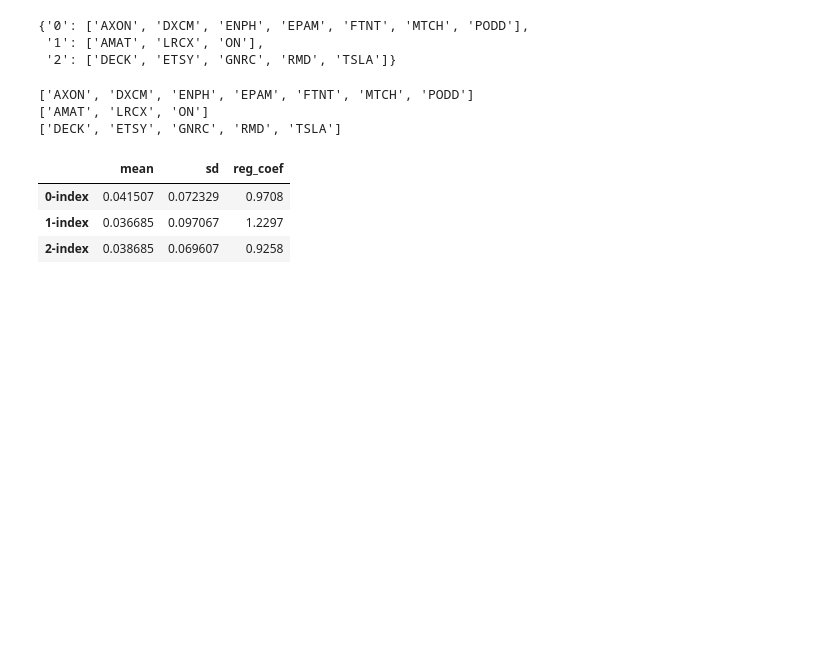
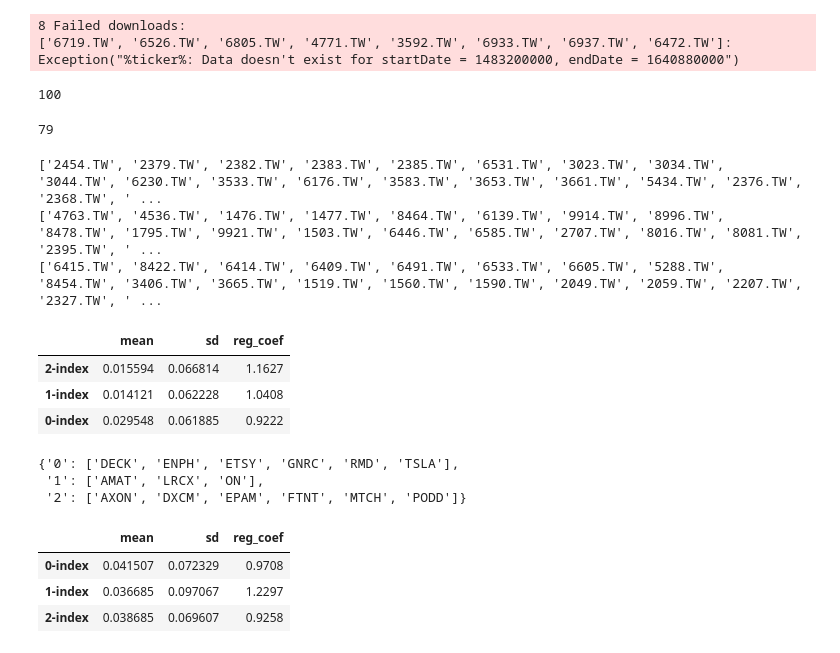
Before and after one commit to tsungyou/Money, a Jupyter notebook: Farrell/medina-alpha/Farrell/stock_class_TW.ipynb, the cells around one changed output. Cells and saved outputs as stored; diff of their text form; code cells hidden in the pictures; blank space fills up the shorter version.

```diff
--- a/Farrell/medina-alpha/Farrell/stock_class_TW.ipynb
+++ b/Farrell/medina-alpha/Farrell/stock_class_TW.ipynb
@@ -6,35 +6,43 @@ from datetime import datetime, timedelta
 import statsmodels.api as sm
 from sklearn.cluster import KMeans
 from factor_analyzer import FactorAnalyzer
+url = "../../../tw-stock-screener/database/yearly/tw_stock_list.csv"
+data_tw = pd.read_csv(url, index_col=[0])
+data_tw = data_tw[data_tw['listed'] == True]
+st = data_tw['ticker'].to_list()[:100]
+st = [str(i) + ".TW" for i in st]
+start = '2017-01-01'
+end = '2021-12-31'
+df_close = yf.download(st, start=start, end=end, progress=False)['Adj Close']
+spx_close = yf.download("^TWII", start=start, end=end, progress=False)['Adj Close']
+len(df_close.columns)
+# %% [output]
+8 Failed downloads:
+['6719.TW', '6526.TW', '6805.TW', '4771.TW', '3592.TW', '6933.TW', '6937.TW', '6472.TW']: Exception("%ticker%: Data doesn't exist for startDate = 1483200000, endDate = 1640880000")
+100
-# %%
-start = '2017-01-01'
-end = '2021-12-31'
-data = pd.read_csv("../Factor_Alpha_2017_2021.csv", index_col=[0])
-stock_list = list(data.index)[:15]
-
-df_close = yf.download(stock_list, start=start, end=end, progress=False)['Adj Close']
-df_close.to_csv("temp_top15_2017.csv")
-spx_close = yf.download("^GSPC", start=start, end=end, progress=False)['Adj Close']
 # %%
 df_close_pct = df_close.pct_change()
 spx_pct = spx_close.pct_change()
-
-df_close_pct.dropna(inplace=True)
+# print(df_close_pct.head())
+df_close_pct = df_close_pct.iloc[1:, :]
+df_close_pct.dropna(inplace=True, axis=1)
 spx_pct.dropna(inplace=True)
 
 df_close_pct_m = df_close_pct.resample("ME").agg(lambda x: (x+1).prod() - 1)
 spx_pct_m = spx_pct.resample("ME").agg(lambda x: (x+1).prod() - 1)
+len(df_close_pct_m.columns)
+# %% [output]
+79
 # %%
 factor = 3
 res_df = pd.DataFrame()
 alpha_dict = {}
 X = spx_pct_m
 X_sm = sm.add_constant(X)
-for ticker in df_close.columns:
+for ticker in df_close_pct_m.columns:
     # OLS regression
     close = df_close_pct_m[ticker]
     y = close
-
     model = sm.OLS(y, X_sm)
     res = model.fit()
     residuals = res.resid
@@ -77,42 +85,43 @@ for i in range(factor):
     res_dict[str(i)] = list(sorted_res[sorted_res['Cluster'] == i]['Ticker'])
 res_dict
 # factor == 3比較穩定 但還是不合理
-# %% [output]
-{'0': ['AXON', 'DXCM', 'ENPH', 'EPAM', 'FTNT', 'MTCH', 'PODD'],
- '1': ['AMAT', 'LRCX', 'ON'],
- '2': ['DECK', 'ETSY', 'GNRC', 'RMD', 'TSLA']}
 # %%
 # classification index
 import numpy as np
 indexes = pd.DataFrame()
 for key, value in res_dict.items():
     print(value)
     index_close = df_close[value]
     index_close = index_close/len(value)
     indexes[f"{str(key)}-index"] = index_close.sum(axis=1)
 
 indexes_pct = indexes.pct_change()
 indexes_pct.dropna(inplace=True)
 
 indexes_pct_m = indexes_pct.resample("ME").agg(lambda x: (x+1).prod() - 1)
 mean = np.mean(indexes_pct_m, axis=0)
 sd = np.std(indexes_pct_m, axis=0)
 reg_coef = []
 for i in range(len(indexes_pct_m.columns)):
     X = spx_pct_m
     X_sm = sm.add_constant(X)
     y = indexes_pct_m.iloc[:, i]
     model = sm.OLS(y, X_sm)
     res = model.fit()
-    reg_coef.append(res.summary().tables[1].data[2][1])
+    reg_coef.append(res.summary().tables[1].data[2][1].replace(" ", ""))
 
 
 result = pd.DataFrame()
 result.index = list(indexes.columns)
 result["mean"] = mean
 result["sd"] = sd
 result["reg_coef"] = reg_coef
+result.sort_values(by='reg_coef', ascending=False)
 # %% [output]
-['AXON', 'DXCM', 'ENPH', 'EPAM', 'FTNT', 'MTCH', 'PODD']
-['AMAT', 'LRCX', 'ON']
-['DECK', 'ETSY', 'GNRC', 'RMD', 'TSLA']
+['2454.TW', '2379.TW', '2382.TW', '2383.TW', '2385.TW', '6531.TW', '3023.TW', '3034.TW', '3044.TW', '6230.TW', '3533.TW', '6176.TW', '3583.TW', '3653.TW', '3661.TW', '5434.TW', '2376.TW', '2368.TW', ' ...
+['4763.TW', '4536.TW', '1476.TW', '1477.TW', '8464.TW', '6139.TW', '9914.TW', '8996.TW', '8478.TW', '1795.TW', '9921.TW', '1503.TW', '6446.TW', '6585.TW', '2707.TW', '8016.TW', '8081.TW', '2395.TW', ' ...
+['6415.TW', '8422.TW', '6414.TW', '6409.TW', '6491.TW', '6533.TW', '6605.TW', '5288.TW', '8454.TW', '3406.TW', '3665.TW', '1519.TW', '1560.TW', '1590.TW', '2049.TW', '2059.TW', '2207.TW', '2327.TW', ' ...
+|  | mean | sd | reg_coef |
+| 2-index | 0.015594 | 0.066814 | 1.1627 |
+| 1-index | 0.014121 | 0.062228 | 1.0408 |
+| 0-index | 0.029548 | 0.061885 | 0.9222 |
@@ -118,0 +212,6 @@ result["reg_coef"] = reg_coef
+# %%
+res_dict
+# %% [output]
+{'0': ['DECK', 'ENPH', 'ETSY', 'GNRC', 'RMD', 'TSLA'],
+ '1': ['AMAT', 'LRCX', 'ON'],
+ '2': ['AXON', 'DXCM', 'EPAM', 'FTNT', 'MTCH', 'PODD']}
```
Also changed, not shown: parts of 2 cells of this notebook, 19 other files.
